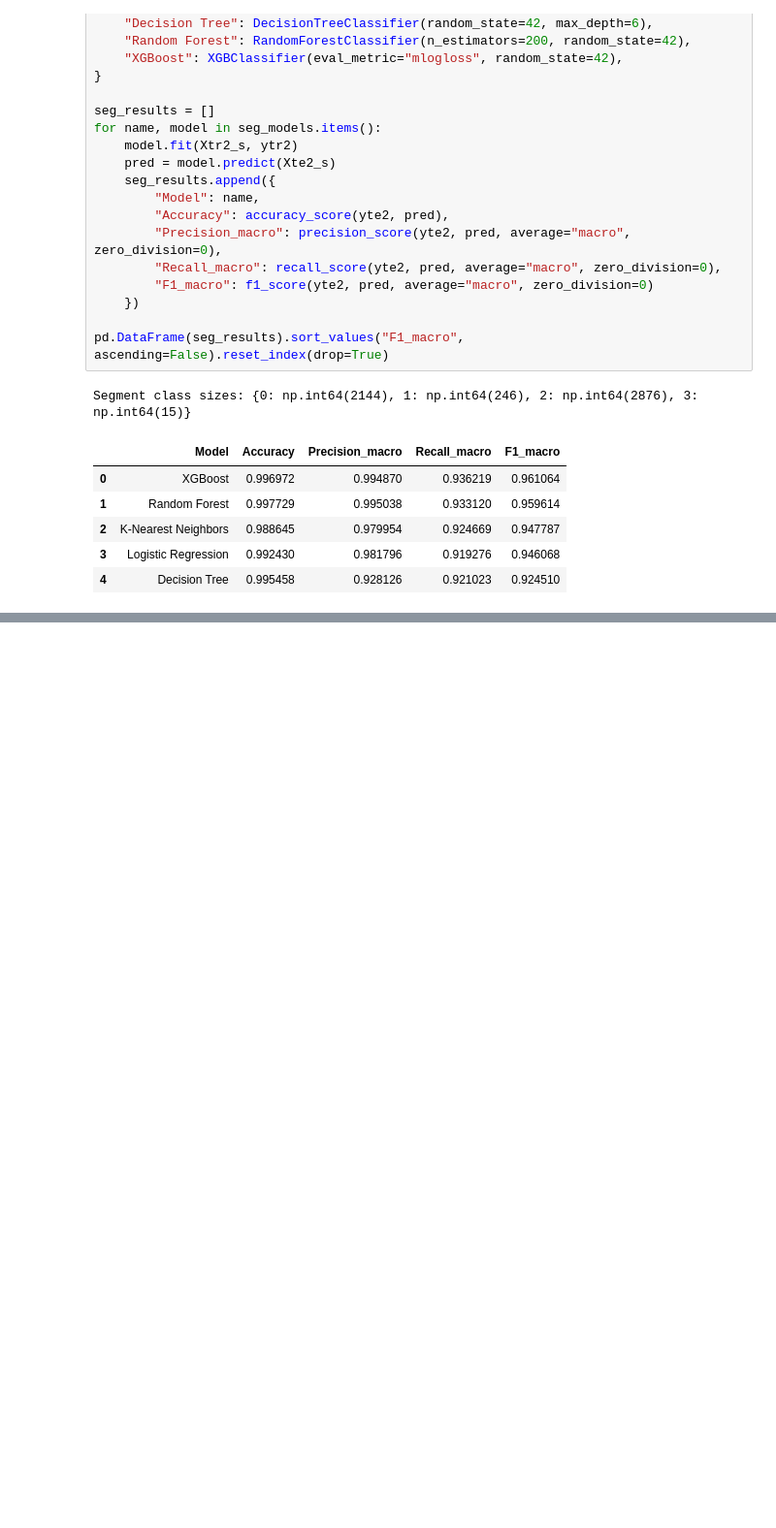
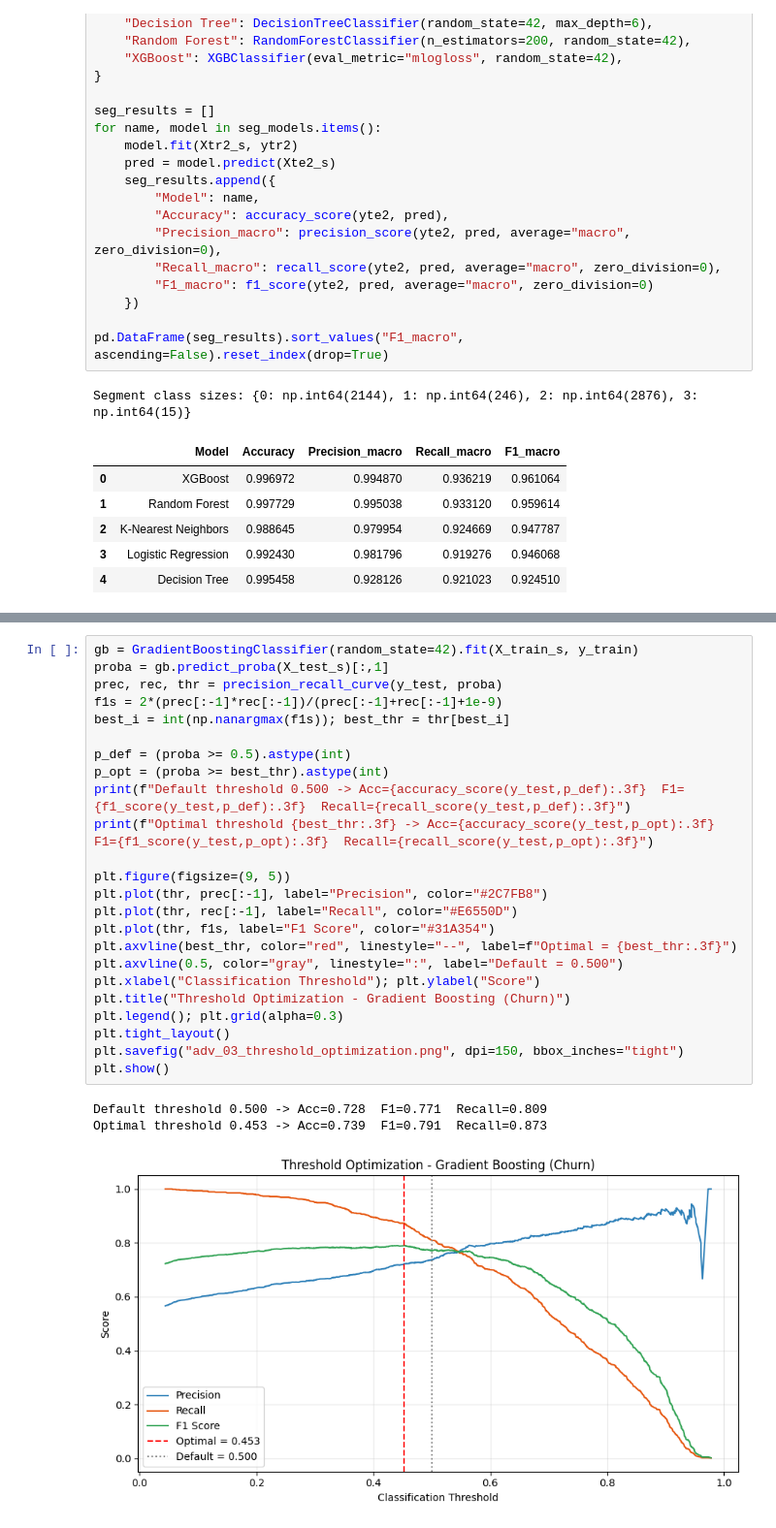
Before and after one commit to littlestuart07/Online-Retail-Analytics-Project, a Jupyter notebook: Digital Assignment 2/DA2_ML_Models.ipynb, the cells around one changed output, grey strips where cells are left out. Shown at 97% size. Cells and saved outputs as stored; diff of their text form; blank space fills up the shorter version.

```diff
--- a/Digital Assignment 2/DA2_ML_Models.ipynb
+++ b/Digital Assignment 2/DA2_ML_Models.ipynb
@@ -324,0 +438,28 @@ Segment class sizes: {0: np.int64(2144), 1: np.int64(246), 2: np.int64(2876), 3:
+# %%
+gb = GradientBoostingClassifier(random_state=42).fit(X_train_s, y_train)
+proba = gb.predict_proba(X_test_s)[:,1]
+prec, rec, thr = precision_recall_curve(y_test, proba)
+f1s = 2*(prec[:-1]*rec[:-1])/(prec[:-1]+rec[:-1]+1e-9)
+best_i = int(np.nanargmax(f1s)); best_thr = thr[best_i]
+
+p_def = (proba >= 0.5).astype(int)
+p_opt = (proba >= best_thr).astype(int)
+print(f"Default threshold 0.500 -> Acc={accuracy_score(y_test,p_def):.3f}  F1={f1_score(y_test,p_def):.3f}  Recall={recall_score(y_test,p_def):.3f}")
+print(f"Optimal threshold {best_thr:.3f} -> Acc={accuracy_score(y_test,p_opt):.3f}  F1={f1_score(y_test,p_opt):.3f}  Recall={recall_score(y_test,p_opt):.3f}")
+
+plt.figure(figsize=(9, 5))
+plt.plot(thr, prec[:-1], label="Precision", color="#2C7FB8")
+plt.plot(thr, rec[:-1], label="Recall", color="#E6550D")
+plt.plot(thr, f1s, label="F1 Score", color="#31A354")
+plt.axvline(best_thr, color="red", linestyle="--", label=f"Optimal = {best_thr:.3f}")
+plt.axvline(0.5, color="gray", linestyle=":", label="Default = 0.500")
+plt.xlabel("Classification Threshold"); plt.ylabel("Score")
+plt.title("Threshold Optimization - Gradient Boosting (Churn)")
+plt.legend(); plt.grid(alpha=0.3)
+plt.tight_layout()
+plt.savefig("adv_03_threshold_optimization.png", dpi=150, bbox_inches="tight")
+plt.show()
+# %% [output]
+Default threshold 0.500 -> Acc=0.728  F1=0.771  Recall=0.809
+Optimal threshold 0.453 -> Acc=0.739  F1=0.791  Recall=0.873
+[figure, added]
```
Also changed, not shown: parts of 13 cells of this notebook.
